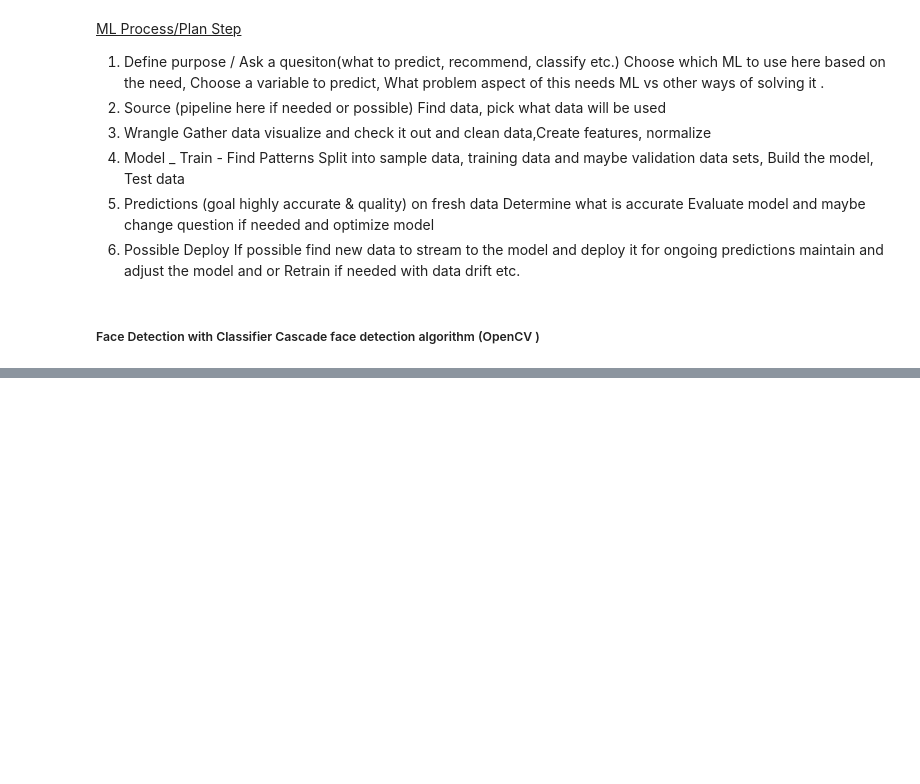
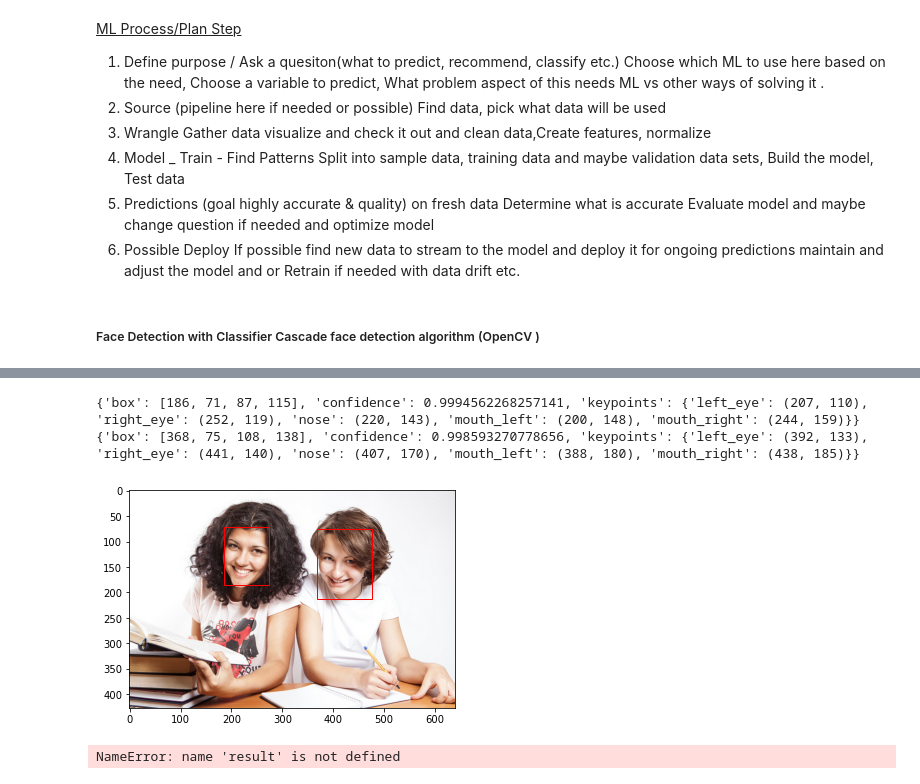
Before and after one commit to murffious/machine-learning, a Jupyter notebook: google_ml_course/Person of Interest 1.0 - AI in Hollywood .ipynb, the cells around one changed output, grey strips where cells are left out. Saved outputs shown, nothing was run; the diff lists cells and outputs as text; code cells hidden in the pictures; blank space fills up the shorter version.

```diff
--- a/google_ml_course/Person of Interest 1.0 - AI in Hollywood .ipynb
+++ b/google_ml_course/Person of Interest 1.0 - AI in Hollywood .ipynb
@@ -88,0 +87,32 @@ destroyAllWindows()
+# %%
+# face detection with mtcnn on a photograph
+from matplotlib import pyplot
+from matplotlib.patches import Rectangle
+from mtcnn.mtcnn import MTCNN
+
+# draw an image with detected objects
+def draw_image_with_boxes(filename, result_list):
+	# load the image
+	data = pyplot.imread(filename)
+	# plot the image
+	pyplot.imshow(data)
+	# get the context for drawing boxes
+	ax = pyplot.gca()
+	# plot each box
+	for result in result_list:
+		# get coordinates
+		x, y, width, height = result['box']
+		# create the shape
+		rect = Rectangle((x, y), width, height, fill=False, color='red')
+		# draw the box
+		ax.add_patch(rect)
+	# show the plot
+	pyplot.show()
+
+filename = 'test1.jpg'
+# load image from file
+pixels = pyplot.imread(filename)
+# create the detector, using default weights
+detector = MTCNN()
+# detect faces in the image
+faces = detector.detect_faces(pixels)
@@ -88,0 +123,19 @@ destroyAllWindows()
+# %%
+for face in faces:
+	print(face)
+# %% [output]
+{'box': [186, 71, 87, 115], 'confidence': 0.9994562268257141, 'keypoints': {'left_eye': (207, 110), 'right_eye': (252, 119), 'nose': (220, 143), 'mouth_left': (200, 148), 'mouth_right': (244, 159)}}
+{'box': [368, 75, 108, 138], 'confidence': 0.998593270778656, 'keypoints': {'left_eye': (392, 133), 'right_eye': (441, 140), 'nose': (407, 170), 'mouth_left': (388, 180), 'mouth_right': (438, 185)}}
+# %%
+# display faces on the original image
+draw_image_with_boxes(filename, faces)
+# %% [output]
+[figure, added]
+# %%
+# get coordinates
+x1, y1, width, height = result['box']
+x2, y2 = x1 + width, y1 + height
+# extract face
+face = data[y1:y2, x1:x2]
+# %% [output]
+NameError: name 'result' is not defined
```
Also changed, not shown: parts of 8 cells of this notebook.
